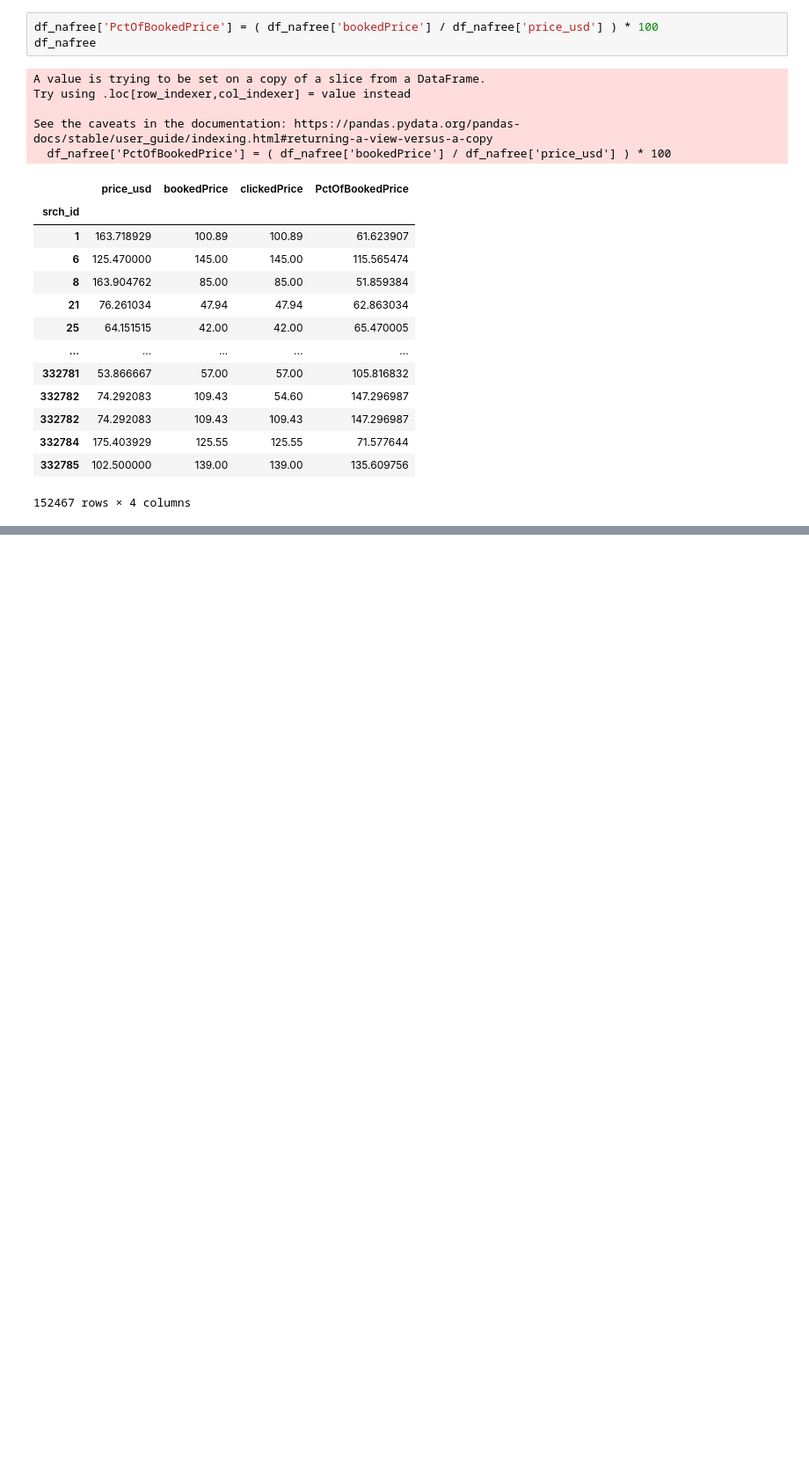
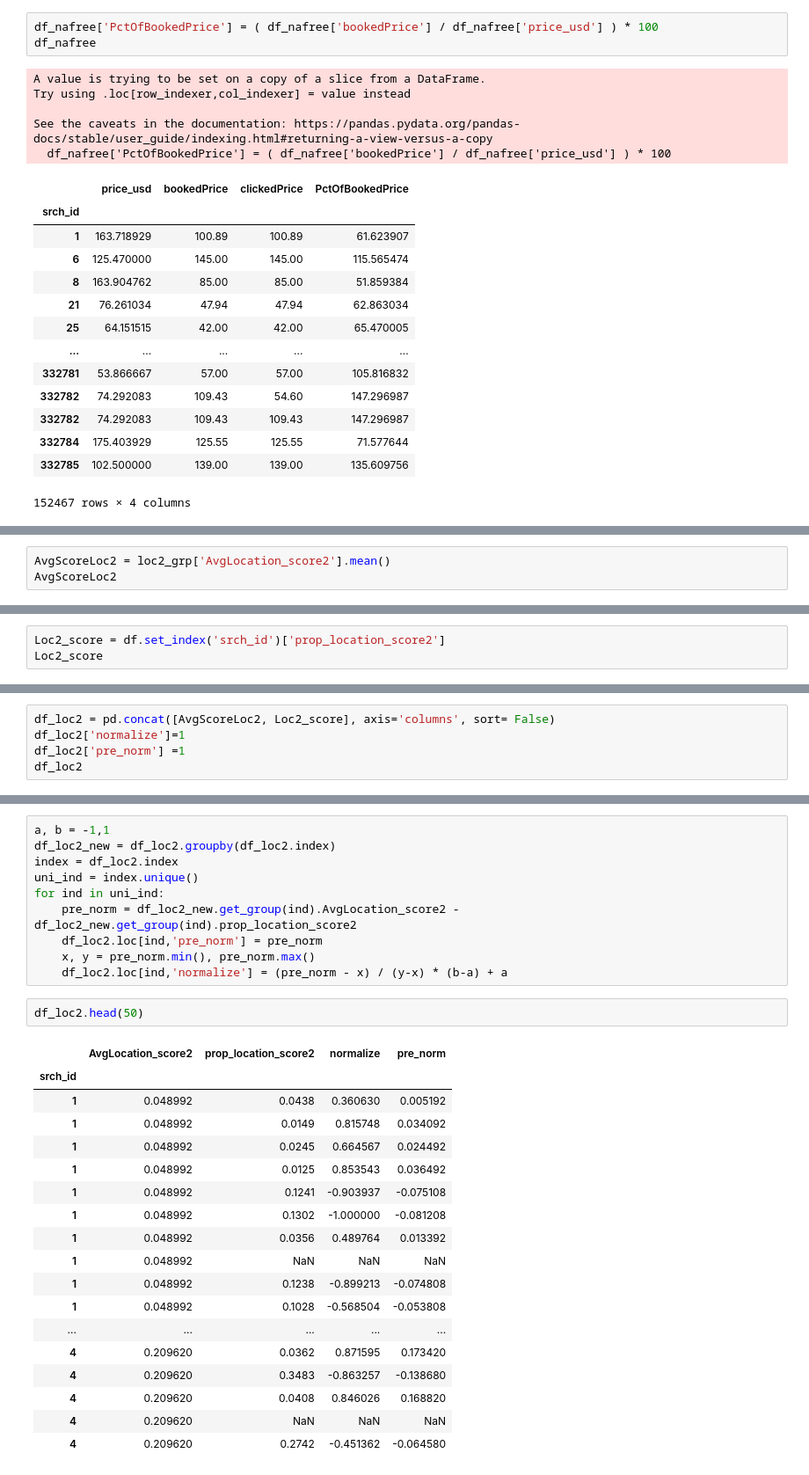
Before and after one commit to sfikouris/DM, a Jupyter notebook: Assignment2/paris/EDA.ipynb, the cells around one changed output, grey strips where cells are left out. Shown at 88% size. Cells and saved outputs as stored; diff of their text form; blank space fills up the shorter version.

Commit message:
location1_score

```diff
--- a/Assignment2/paris/EDA.ipynb
+++ b/Assignment2/paris/EDA.ipynb
@@ -332,0 +248,3 @@ df_loc1.head(50)
+# %%
+AvgScoreLoc2 = loc2_grp['AvgLocation_score2'].mean()
+AvgScoreLoc2
@@ -332,0 +265,3 @@ df_loc1.head(50)
+# %%
+Loc2_score = df.set_index('srch_id')['prop_location_score2']
+Loc2_score
@@ -332,0 +282,5 @@ df_loc1.head(50)
+# %%
+df_loc2 = pd.concat([AvgScoreLoc2, Loc2_score], axis='columns', sort= False)
+df_loc2['normalize']=1
+df_loc2['pre_norm'] =1
+df_loc2
@@ -332,0 +302,31 @@ df_loc1.head(50)
+# %%
+a, b = -1,1
+df_loc2_new = df_loc2.groupby(df_loc2.index)
+index = df_loc2.index
+uni_ind = index.unique()
+for ind in uni_ind:
+    pre_norm = df_loc2_new.get_group(ind).AvgLocation_score2 - df_loc2_new.get_group(ind).prop_location_score2
+    df_loc2.loc[ind,'pre_norm'] = pre_norm
+    x, y = pre_norm.min(), pre_norm.max()
+    df_loc2.loc[ind,'normalize'] = (pre_norm - x) / (y-x) * (b-a) + a
+# %%
+df_loc2.head(50)
+# %% [output]
+|  | AvgLocation_score2 | prop_location_score2 | normalize | pre_norm |
+| srch_id |  |  |  |  |
+| 1 | 0.048992 | 0.0438 | 0.360630 | 0.005192 |
+| 1 | 0.048992 | 0.0149 | 0.815748 | 0.034092 |
+| 1 | 0.048992 | 0.0245 | 0.664567 | 0.024492 |
+| 1 | 0.048992 | 0.0125 | 0.853543 | 0.036492 |
+| 1 | 0.048992 | 0.1241 | -0.903937 | -0.075108 |
+| 1 | 0.048992 | 0.1302 | -1.000000 | -0.081208 |
+| 1 | 0.048992 | 0.0356 | 0.489764 | 0.013392 |
+| 1 | 0.048992 | NaN | NaN | NaN |
+| 1 | 0.048992 | 0.1238 | -0.899213 | -0.074808 |
+| 1 | 0.048992 | 0.1028 | -0.568504 | -0.053808 |
+| ... | ... | ... | ... | ... |
+| 4 | 0.209620 | 0.0362 | 0.871595 | 0.173420 |
+| 4 | 0.209620 | 0.3483 | -0.863257 | -0.138680 |
+| 4 | 0.209620 | 0.0408 | 0.846026 | 0.168820 |
+| 4 | 0.209620 | NaN | NaN | NaN |
+| 4 | 0.209620 | 0.2742 | -0.451362 | -0.064580 |
```
Also changed, not shown: parts of 9 cells of this notebook, 1 other file.
